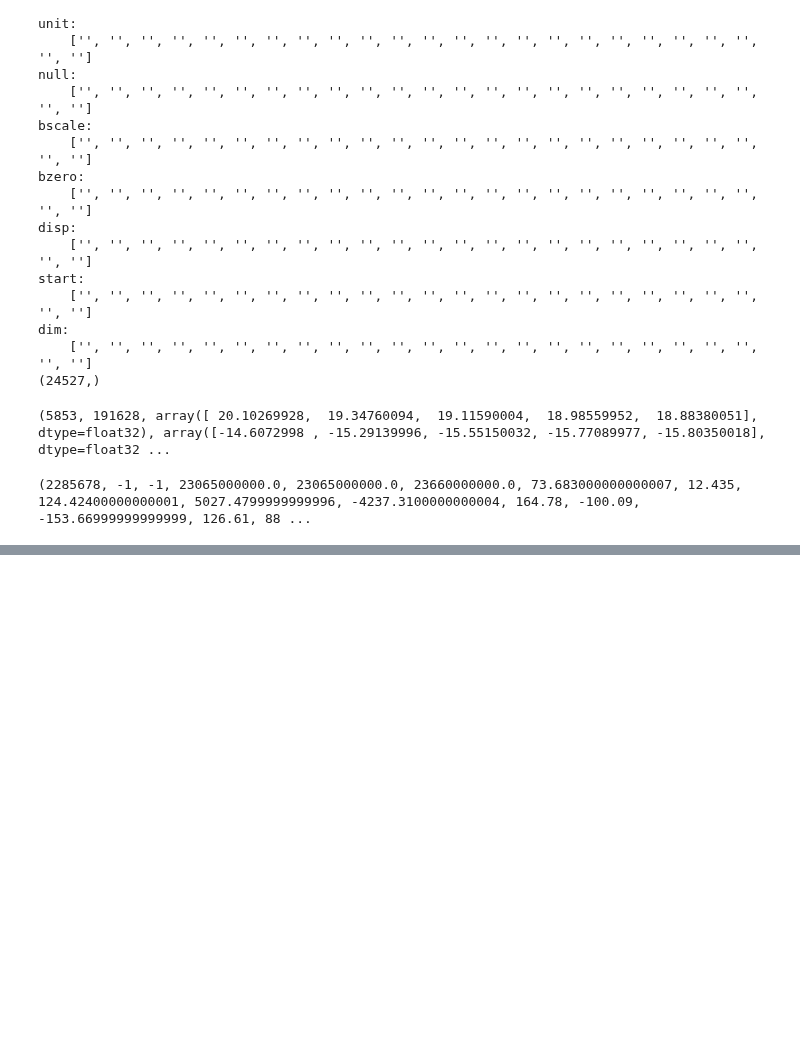
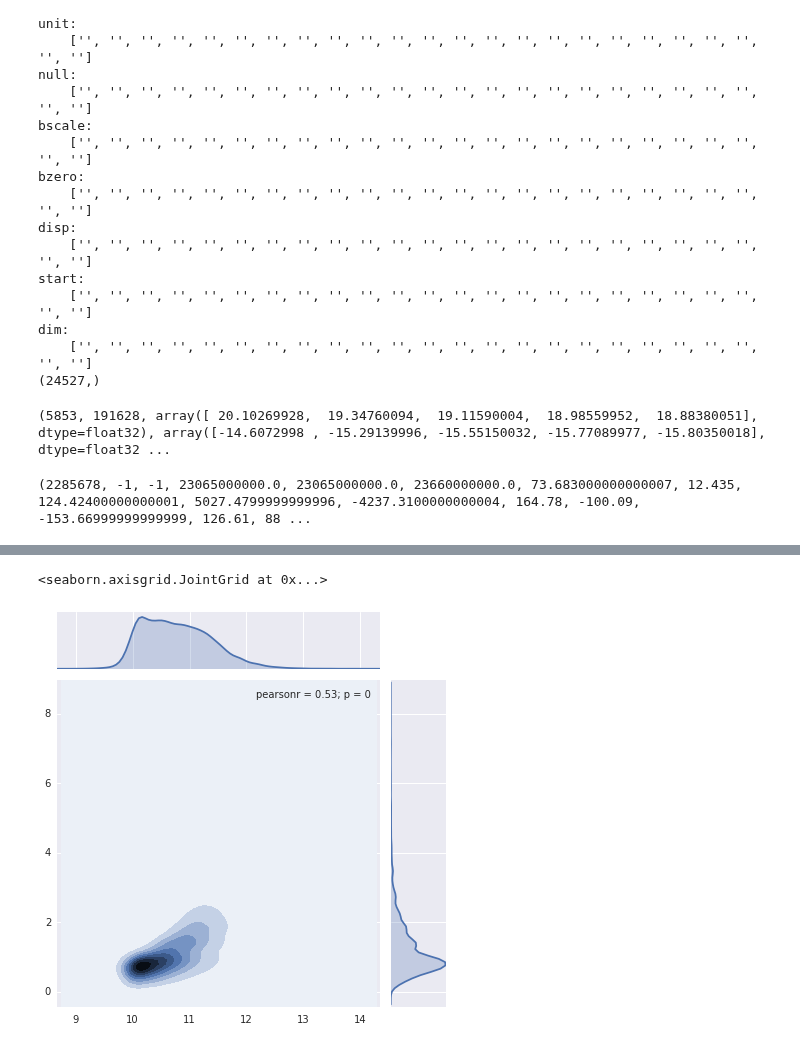
Before and after one commit to Ravirajadrangi/ClusterMassInference, a Jupyter notebook: Playing with Catalogs.ipynb, the cells around one changed output, grey strips where cells are left out. Drawn from its saved outputs; the diff is of its cells as text; code cells hidden in the pictures; blank space fills up the shorter version.

```diff
--- a/Playing with Catalogs.ipynb
+++ b/Playing with Catalogs.ipynb
@@ -294,0 +301,8 @@ plt.scatter(redmapperData['RA'][:1000], redmapperData['DEC'][:1000])
+# %%
+import seaborn as sns
+sns.set()
+
+sns.jointplot(np.log10(trueData['M200']), trueData['Z'], kind = 'kde')
+# %% [output]
+<seaborn.axisgrid.JointGrid at 0x...>
+[figure, added]
```
Also changed, not shown: parts of 12 cells of this notebook, 1 other file.
